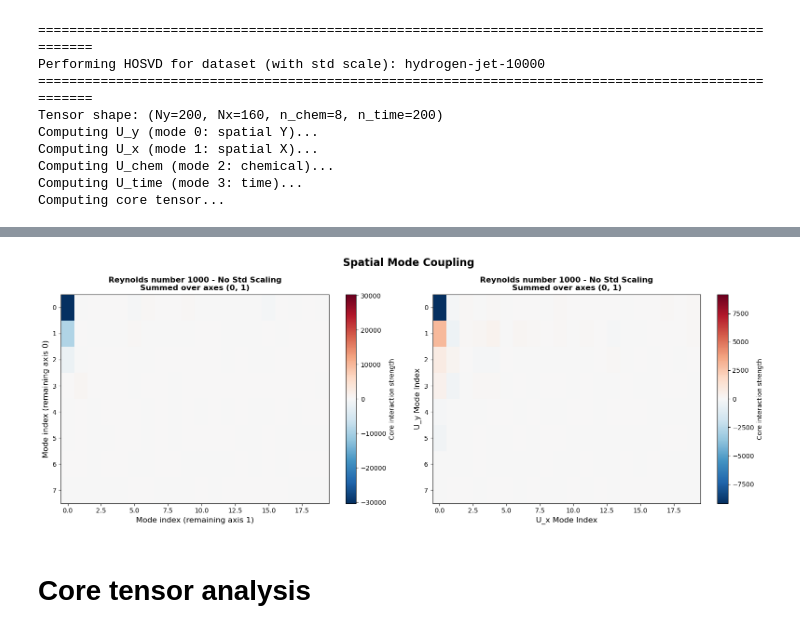
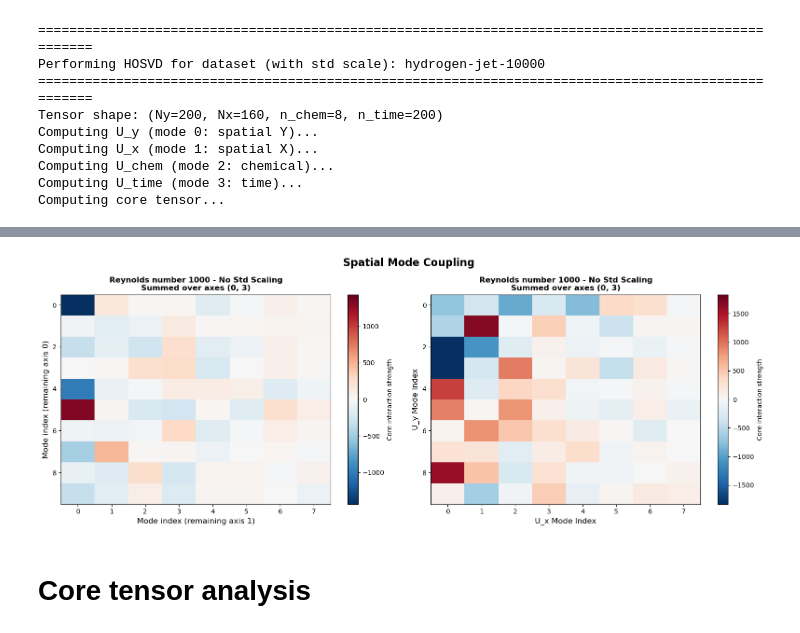
Before and after one commit to Isi2000/SIMPOSIUM_41, a Jupyter notebook: hosvd_core_analysis.ipynb, the cells around one changed output, grey strips where cells are left out. Saved outputs shown, nothing was run; the diff lists cells and outputs as text; code cells hidden in the pictures.

```diff
--- a/hosvd_core_analysis.ipynb
+++ b/hosvd_core_analysis.ipynb
@@ -321,37 +319,0 @@ plt.show()
-# %%
-# Visualize Chemical Loadings without Signs (Absolute Values)
-fig, axes = plt.subplots(1, 2, figsize=(16, 6))
-
-for idx, (base_key, variants) in enumerate(dataset_groups.items()):
-    dataset_name = f"Re {base_key.split('-')[-1][:4]}"
-
-    # Get U_chem for both variants
-    if 'nostd' in variants:
-        U_chem_nostd = np.abs(variants['nostd']['U_chem'])  # Absolute values
-        # Plot without signs
-        ax = axes[0]
-        im0 = ax.imshow(U_chem_nostd.T, cmap='viridis', aspect='auto',
-                        vmin=0, vmax=U_chem_nostd.max())
-        ax.set_xlabel('Species Index', fontsize=12)
-        ax.set_ylabel('Chemical Mode Index', fontsize=12)
-        ax.set_title(f'{dataset_name} - No Std Scaling (absolute values)', fontsize=14, fontweight='bold')
-        ax.set_xticks(range(len(component_names)))
-        ax.set_xticklabels(component_names, rotation=45, ha='right')
-        plt.colorbar(im0, ax=ax, label='|U_chem Loading Value|')
-
-    if 'std' in variants:
-        U_chem_std = np.abs(variants['std']['U_chem'])  # Absolute values
-        # Plot without signs
-        ax = axes[1]
-        im1 = ax.imshow(U_chem_std.T, cmap='viridis', aspect='auto',
-                        vmin=0, vmax=U_chem_std.max())
-        ax.set_xlabel('Species Index', fontsize=12)
-        ax.set_ylabel('Chemical Mode Index', fontsize=12)
-        ax.set_title(f'{dataset_name} - Std Scaling (absolute values)', fontsize=14, fontweight='bold')
-        ax.set_xticks(range(len(component_names)))
-        ax.set_xticklabels(component_names, rotation=45, ha='right')
-        plt.colorbar(im1, ax=ax, label='|U_chem Loading Value|')
-
-fig.suptitle('U_chem: Chemical Factor Loadings (absolute values)', fontsize=16, fontweight='bold')
-plt.tight_layout()
-plt.show()
@@ -408,6 +368,6 @@ for idx, (base_key, variants) in enumerate(dataset_groups.items()):
 # %%
 for idx, (base_key, variants) in enumerate(dataset_groups.items()):
-    sum_axes = (0, 1)
+    sum_axes = (0, 3)
 
     dataset_name = f"Reynolds number {base_key.split('-')[-1][:4]}"
     fig, axes = plt.subplots(1, 2, figsize=(16, 6))
@@ -436,37 +396,34 @@ for idx, (base_key, variants) in enumerate(dataset_groups.items()):
     if 'std' in variants:
         core_std = variants['std']['core']
         spatial_coupling_std = np.sum(core_std, axis=sum_axes)[:10, :20]
         ax = axes[1]
         im1 = ax.imshow(
             spatial_coupling_std,
             cmap='RdBu_r',
             aspect='auto',
             vmin=-np.abs(spatial_coupling_std).max(),
             vmax=np.abs(spatial_coupling_std).max()
         )
 
         ax.set_xlabel('U_x Mode Index', fontsize=12)
         ax.set_ylabel('U_y Mode Index', fontsize=12)
         ax.set_title(
             f"{dataset_name} - No Std Scaling\nSummed over axes {sum_axes}",
 
             fontsize=12,
             fontweight='bold'
         )
         plt.colorbar(im1, ax=ax, label='Core interaction strength')
 
-    # -------------------------------
-    # Overall Figure Title
-    # -------------------------------
     fig.suptitle(
         f"Spatial Mode Coupling",
         fontsize=16,
         fontweight='bold'
     )
     plt.tight_layout()
     plt.show()
 # %% [output]
-[figure, old version]
+[figure, new version]
 # %% [markdown]
 # Core tensor analysis
 # %%
```
Also changed, not shown: parts of 11 cells of this notebook, 2 other files.
